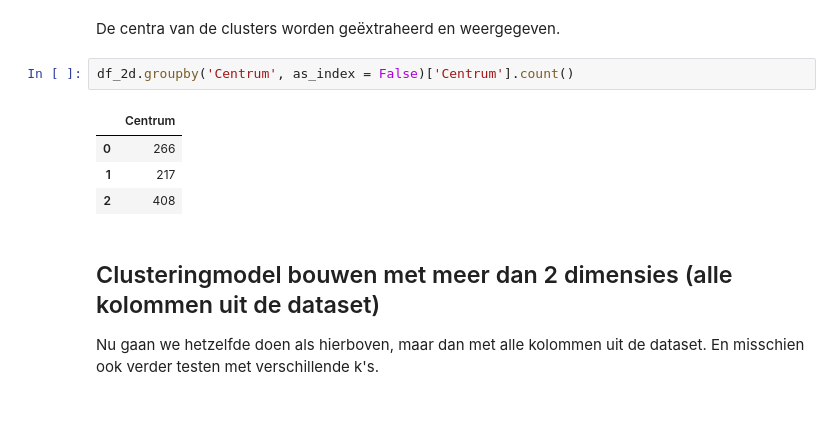
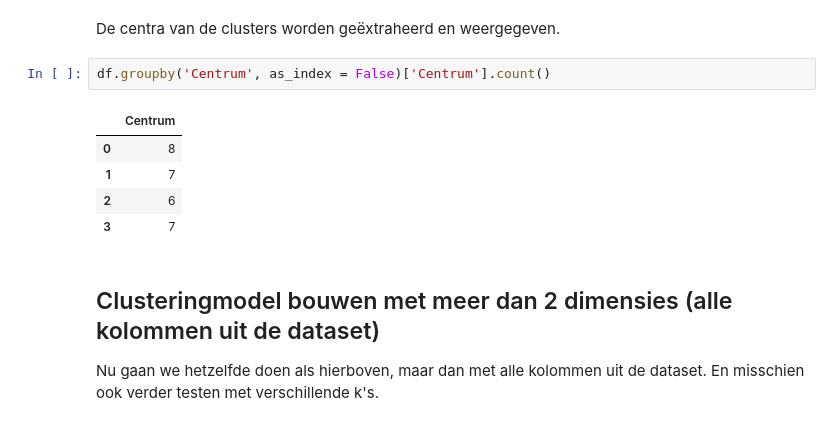
Before and after one commit to Peter-The-Great/DEDS_Portfolio_Week-8, a Jupyter notebook: clusteringmodel.ipynb, the cells around one changed output. Cells and saved outputs as stored; diff of their text form.

```diff
--- a/clusteringmodel.ipynb
+++ b/clusteringmodel.ipynb
@@ -495,12 +459,13 @@ plt.show()
 # %% [markdown]
 De centra van de clusters worden geëxtraheerd en weergegeven.
 # %%
-df_2d.groupby('Centrum', as_index = False)['Centrum'].count()
+df.groupby('Centrum', as_index = False)['Centrum'].count()
 # %% [output]
 |  | Centrum |
-| 0 | 266 |
-| 1 | 217 |
-| 2 | 408 |
+| 0 | 8 |
+| 1 | 7 |
+| 2 | 6 |
+| 3 | 7 |
 # %% [markdown]
 ## Clusteringmodel bouwen met meer dan 2 dimensies (alle kolommen uit de dataset)
 
```
Also changed, not shown: parts of 1 cell of this notebook, 9 other files.
